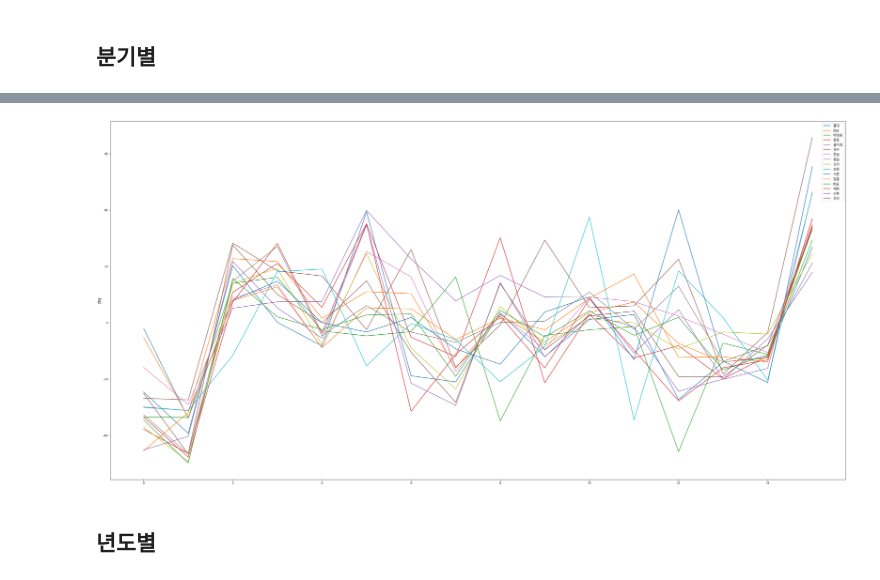
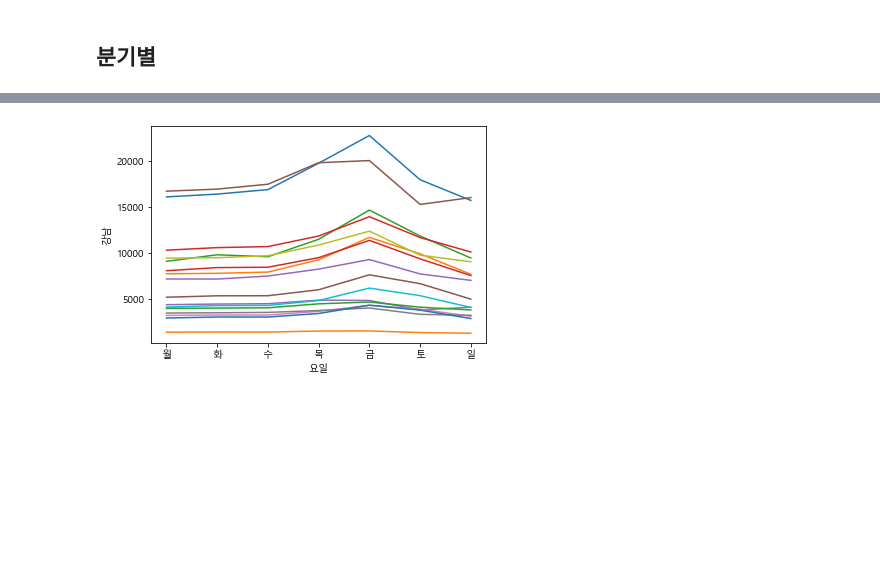
Before and after one commit to dongyoung0/toy_project, a Jupyter notebook: naver_trend.ipynb, the cells around one changed output, grey strips where cells are left out. Drawn from its saved outputs; the diff is of its cells as text; code cells hidden in the pictures; blank space fills up the shorter version.

Commit message:
feat: classify trend data
Classify our searching trend data by year, month, season, day

```diff
--- a/naver_trend.ipynb
+++ b/naver_trend.ipynb
@@ -690,5 +749,5 @@ for i in range(1,17):
 # %%
 plt.figure(figsize=(40,20))
 for place in hots:
-    sns.lineplot(x=df_quater.index , y= place, label=place, data=df_quater);
+    sns.lineplot(x=df_season.index , y= place, label=place, data=df_season);
 # %% [output]
@@ -699,0 +757,14 @@ for i in range(len(df_quater)-1):
+# %%
+def dow(day):
+    dow = ['일', '월', '화', '수', '목', '금', '토']
+    return dow[day]
+# %%
+df_total = pd.read_csv('data/검색량/총검색량.csv')
+df_total = df_total.drop('Unnamed: 0', axis=1)
+df_day = df_total
+# %%
+df_day['요일'] = pd.to_datetime(df_day['period'])
+df_day['요일'] = df_day['요일'].dt.dayofweek
+df_day['요일'] = df_day['요일'].apply(dow)
+df_day = df_day.groupby('요일').mean()
+df_day = df_day.reindex(['월', '화', '수', '목', '금', '토', '일'])
@@ -700,8 +785,5 @@ for i in range(len(df_quater)-1):
 # %%
-plt.figure(figsize=(40,20))
 for place in hots:
-    sns.lineplot(x=df_quater_rate.index , y= place, label=place, data=df_quater_rate);
+    sns.lineplot(x = df_day.index, y =df_day[place], sort=False)
 # %% [output]
-[figure, old version]
+[figure, new version]
-# %% [markdown]
-## 년도별
```
Also changed, not shown: parts of 40 cells of this notebook.
